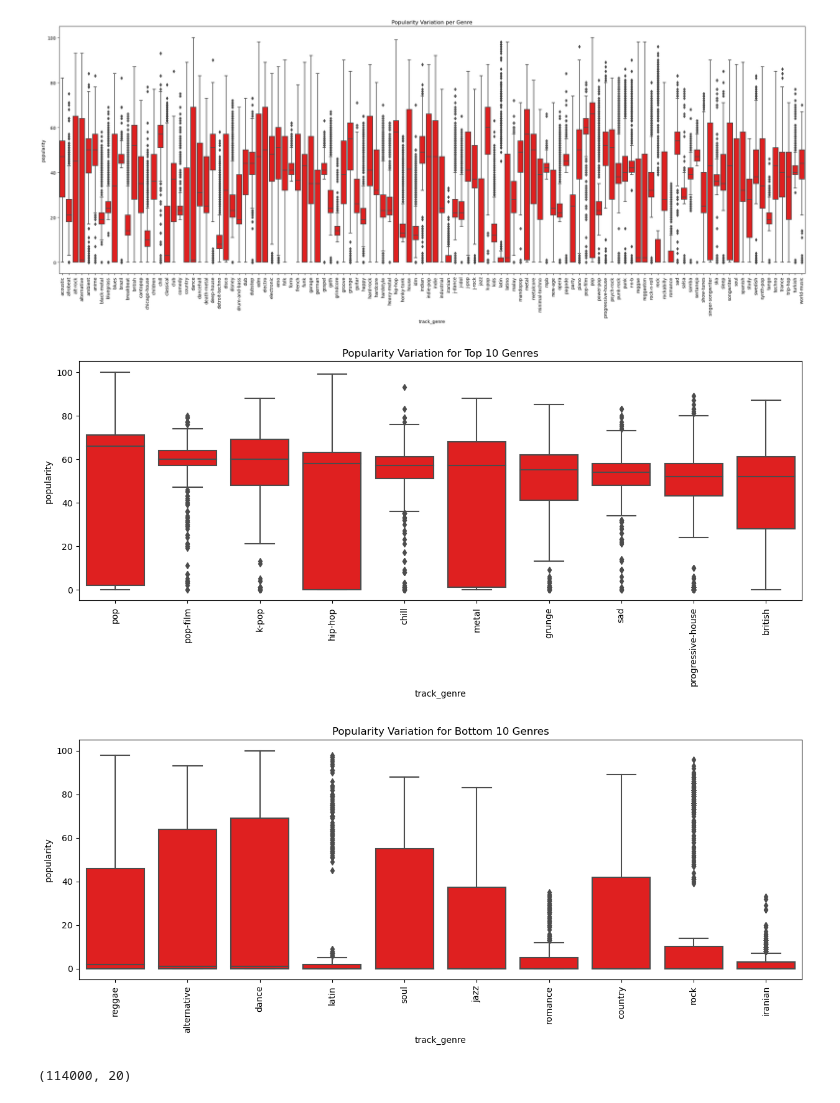
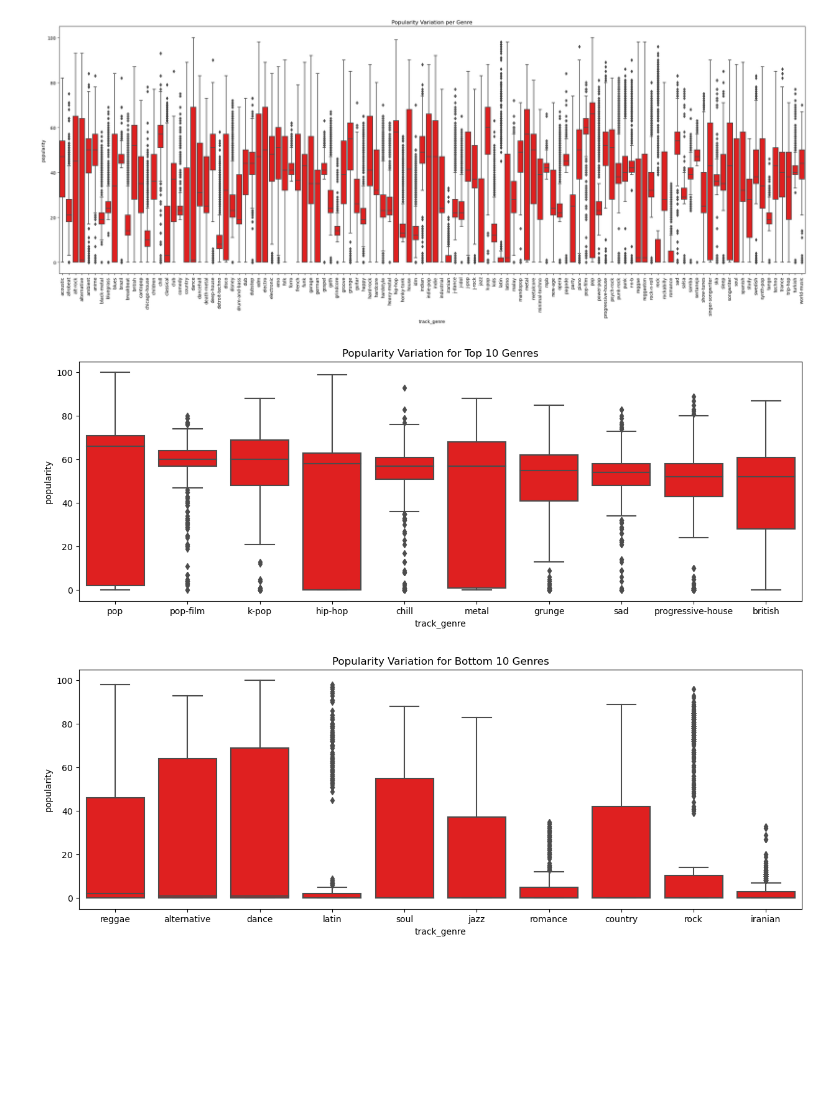
Before and after one commit to ounnuqul/Spotify_Popularity_Prediction_Model_Capstone_Project, a Jupyter notebook: Getting_release_dates.ipynb, the cells around one changed output. Drawn from its saved outputs; the diff is of its cells as text; code cells hidden in the pictures; blank space fills up the shorter version.

```diff
--- a/Getting_release_dates.ipynb
+++ b/Getting_release_dates.ipynb
@@ -33,0 +36,3 @@ df.drop(columns='Unnamed: 0',inplace=True)
+# %%
+auth_manager = SpotifyClientCredentials(client_id='1b0f76afafac4d4898811b950e1a0c08',client_secret='806820e9d6004f7c94723ef175ee547c')
+sp = spotipy.Spotify(auth_manager=auth_manager)
@@ -33,0 +50,14 @@ df.drop(columns='Unnamed: 0',inplace=True)
+# %%
+l = {'track_id':[], 'release_date':[], 'new_popularity':[]}
+counter = 0
+#playlists = sp.user_playlists('spotify')
+for x in df['track_id']:
+    l['track_id'].append(x)
+    temp = sp.track(x)
+    l['release_date'] = temp['album']['release_date']
+    l['new_popularity'] = temp['popularity']
+    print(f'On song {counter}/114000')
+    counter+=1
+df_dates = pd.DataFrame(l)
+
+df_dates.to_csv('release_dates.csv')
@@ -83,20 +177,20 @@ plt.show()
 # %%
 plt.figure(figsize=(15,5))
 
 sns.boxplot(data=df_top10, x='track_genre', y='popularity', color='Red')
-plt.xticks(rotation=90)
+plt.xticks(rotation=0)
 plt.title('Popularity Variation for Top 10 Genres')
 plt.savefig('Top-Pop-Genre-Boxplot.png',bbox_inches='tight')
 plt.show()
 # %% [output]
-[figure, old version]
+[figure, new version]
 # %%
 plt.figure(figsize=(15,5))
 
 sns.boxplot(data=df_bottom10, x='track_genre', y='popularity', color='Red')
-plt.xticks(rotation=90)
+plt.xticks()
 plt.title('Popularity Variation for Bottom 10 Genres')
 plt.savefig('Bottom-Pop-Genre-Boxplot.png',bbox_inches='tight')
 plt.show()
 # %% [output]
-[figure, old version]
+[figure, new version]
@@ -110,4 +196,0 @@ idl
-# %%
-df.shape
-# %% [output]
-(114000, 20)
```
Also changed, not shown: parts of 30 cells of this notebook.
